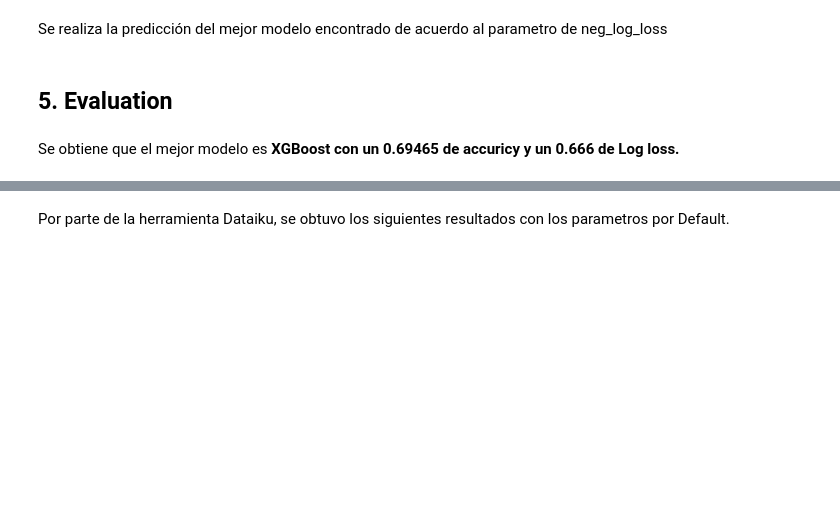
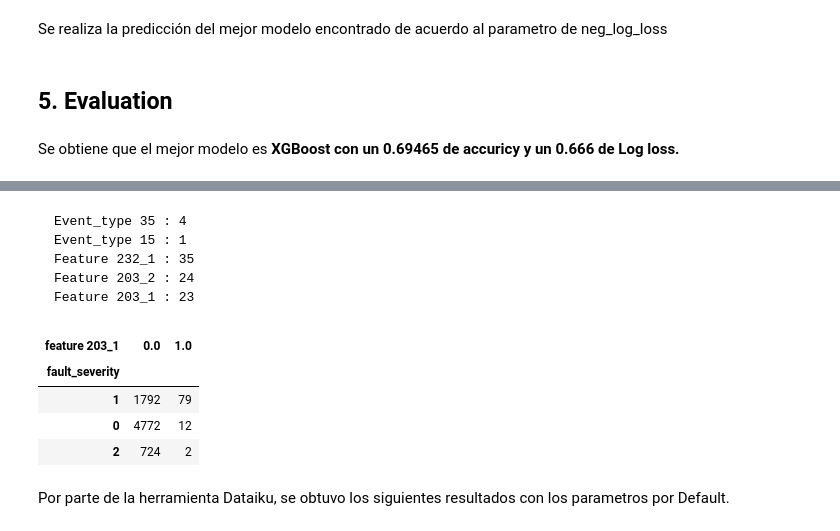
Before and after one commit to Zurishadday/pr_kaggle, a Jupyter notebook: Analisis_Descriptivo.ipynb, the cells around one changed output, grey strips where cells are left out. Saved outputs shown, nothing was run; the diff lists cells and outputs as text; code cells hidden in the pictures; blank space fills up the shorter version.

```diff
--- a/Analisis_Descriptivo.ipynb
+++ b/Analisis_Descriptivo.ipynb
@@ -524,3 +512,17 @@ log_loss(y_test,y_prob_XGBoost)
+# %% [markdown]
+    Event_type 35 : 4
+    Event_type 15 : 1
+    Feature 232_1 : 35
+    Feature 203_2 : 24
+    Feature 203_1 : 23
+# %%
+crostable[23]
+# %% [output]
+| feature 203_1 | 0.0 | 1.0 |
+| fault_severity |  |  |
+| 1 | 1792 | 79 |
+| 0 | 4772 | 12 |
+| 2 | 724 | 2 |
 # %% [markdown]
 Por parte de la herramienta Dataiku, se obtuvo los siguientes resultados con los parametros por Default.
 # %% [markdown]
```
Also changed, not shown: parts of 25 cells of this notebook.
